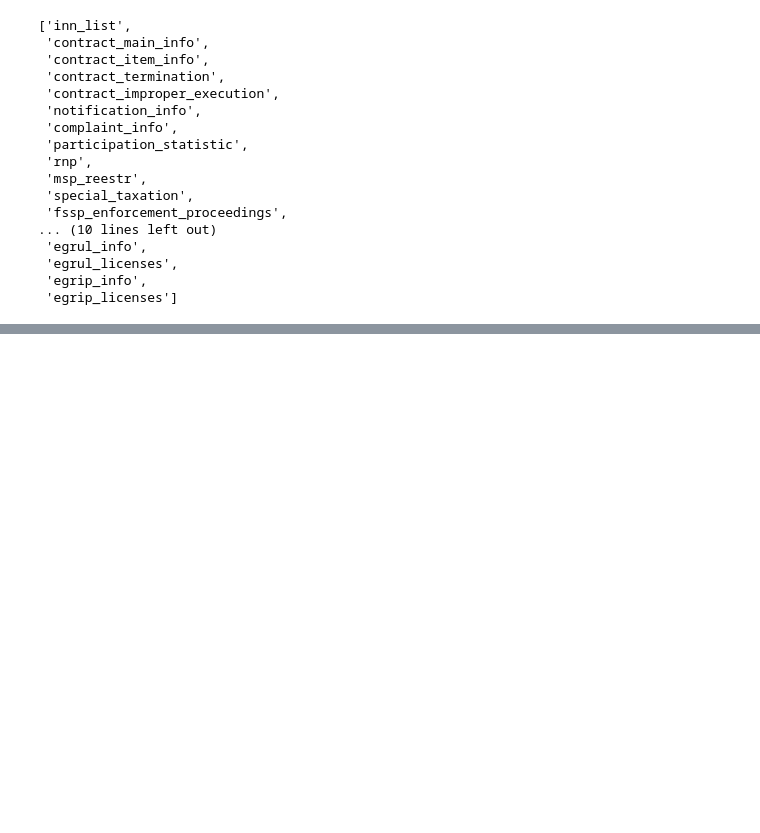
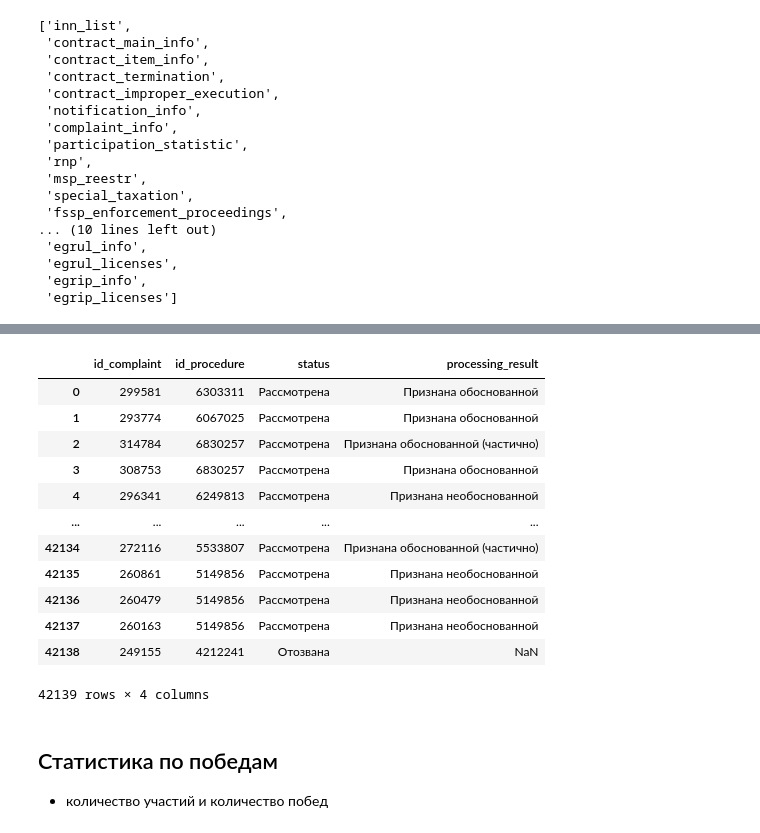
Before and after one commit to werserk/RLTHack, a Jupyter notebook: FirstLook.ipynb, the cells around one changed output, grey strips where cells are left out. Drawn from its saved outputs; the diff is of its cells as text; code cells hidden in the pictures; blank space fills up the shorter version.

```diff
--- a/FirstLook.ipynb
+++ b/FirstLook.ipynb
@@ -36,0 +237,19 @@ dict_keys(['inn_list', 'contract_main_info', 'contract_item_info', 'contract_ter
+# %%
+full_data.data['complaint_info']
+# %% [output]
+|  | id_complaint | id_procedure | status | processing_result |
+| 0 | 299581 | 6303311 | Рассмотрена | Признана обоснованной |
+| 1 | 293774 | 6067025 | Рассмотрена | Признана обоснованной |
+| 2 | 314784 | 6830257 | Рассмотрена | Признана обоснованной (частично) |
+| 3 | 308753 | 6830257 | Рассмотрена | Признана обоснованной |
+| 4 | 296341 | 6249813 | Рассмотрена | Признана необоснованной |
+| ... | ... | ... | ... | ... |
+| 42134 | 272116 | 5533807 | Рассмотрена | Признана обоснованной (частично) |
+| 42135 | 260861 | 5149856 | Рассмотрена | Признана необоснованной |
+| 42136 | 260479 | 5149856 | Рассмотрена | Признана необоснованной |
+| 42137 | 260163 | 5149856 | Рассмотрена | Признана необоснованной |
+| 42138 | 249155 | 4212241 | Отозвана | NaN |
+42139 rows × 4 columns
+# %% [markdown]
+## Статистика по победам
+- количество участий и количество побед
```
Also changed, not shown: parts of 27 cells of this notebook, 1 other file.
